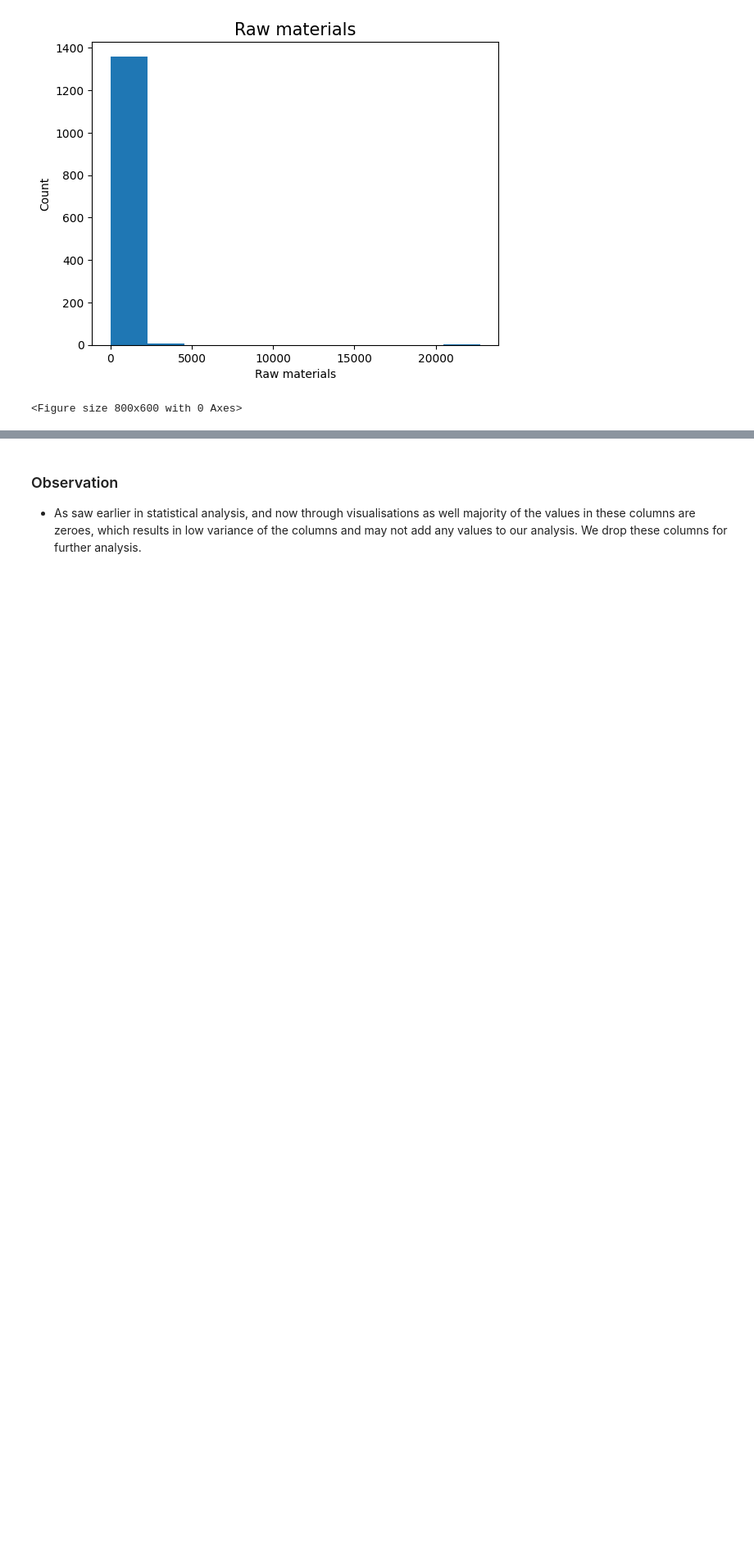
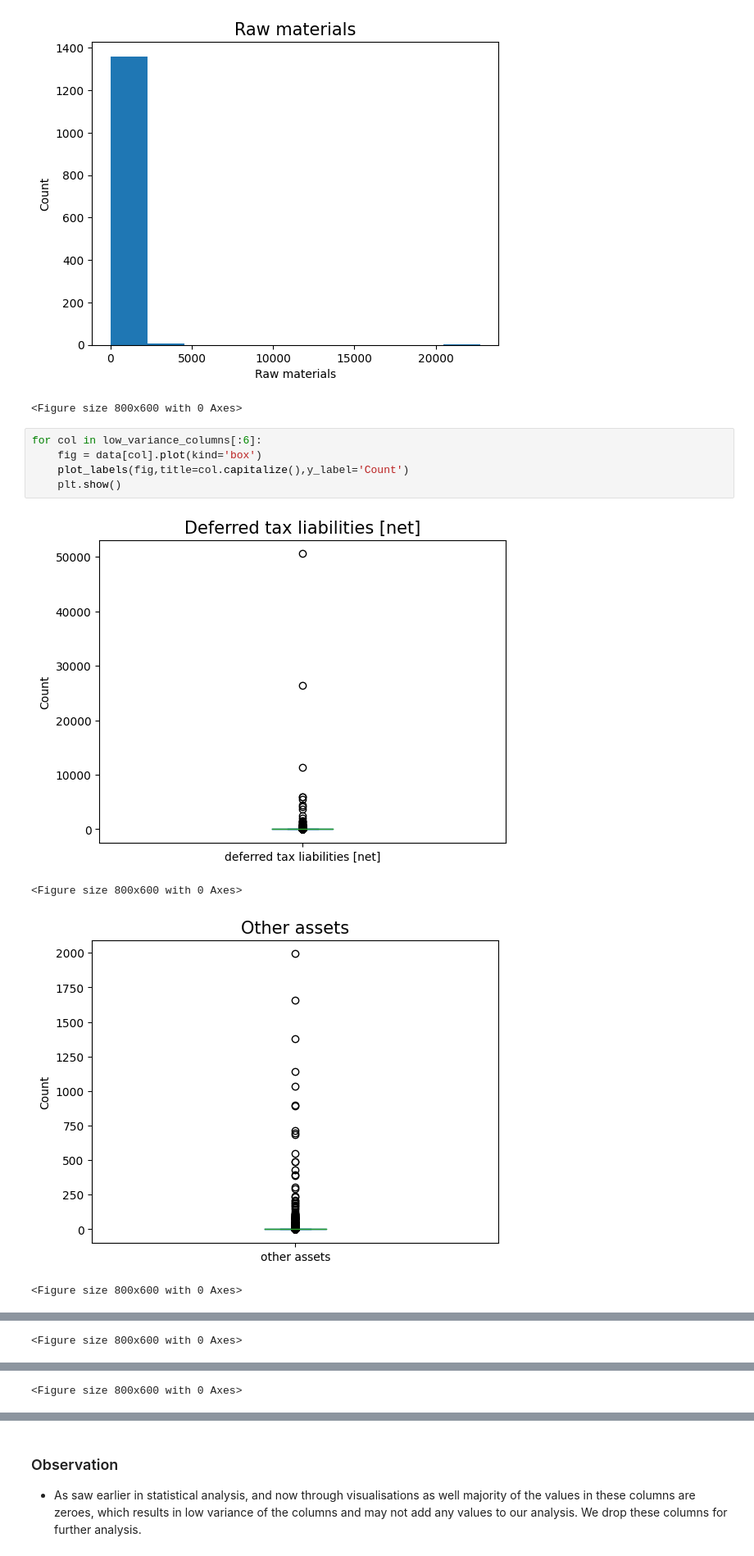
Before and after one commit to Diljitsingh14/NSE-BalanceSheet-Analysis-Clustering, a Jupyter notebook: Non-banking balance sheet analyse.ipynb, the cells around one changed output, grey strips where cells are left out. Shown at 82% size. Cells and saved outputs as stored; diff of their text form; blank space fills up the shorter version.

Commit message:
box plots

```diff
--- a/Non-banking balance sheet analyse.ipynb
+++ b/Non-banking balance sheet analyse.ipynb
@@ -360,3 +360,13 @@ for col in low_variance_columns[:6]:
 <Figure size 800x600 with 0 Axes>
 [figure]
 <Figure size 800x600 with 0 Axes>
+# %%
+for col in low_variance_columns[:6]:
+    fig = data[col].plot(kind='box')
+    plot_labels(fig,title=col.capitalize(),y_label='Count')
+    plt.show()
+# %% [output]
+[figure, added]
+<Figure size 800x600 with 0 Axes>
+[figure, added]
+<Figure size 800x600 with 0 Axes>
@@ -362,0 +374 @@ for col in low_variance_columns[:6]:
+<Figure size 800x600 with 0 Axes>
@@ -362,0 +376 @@ for col in low_variance_columns[:6]:
+<Figure size 800x600 with 0 Axes>
```
Also changed, not shown: parts of 1 cell of this notebook.
